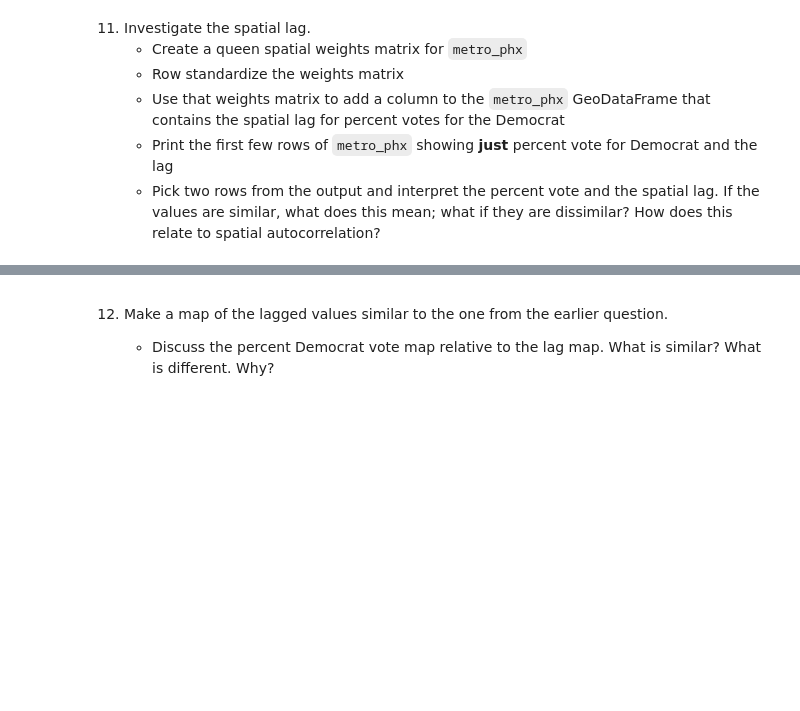
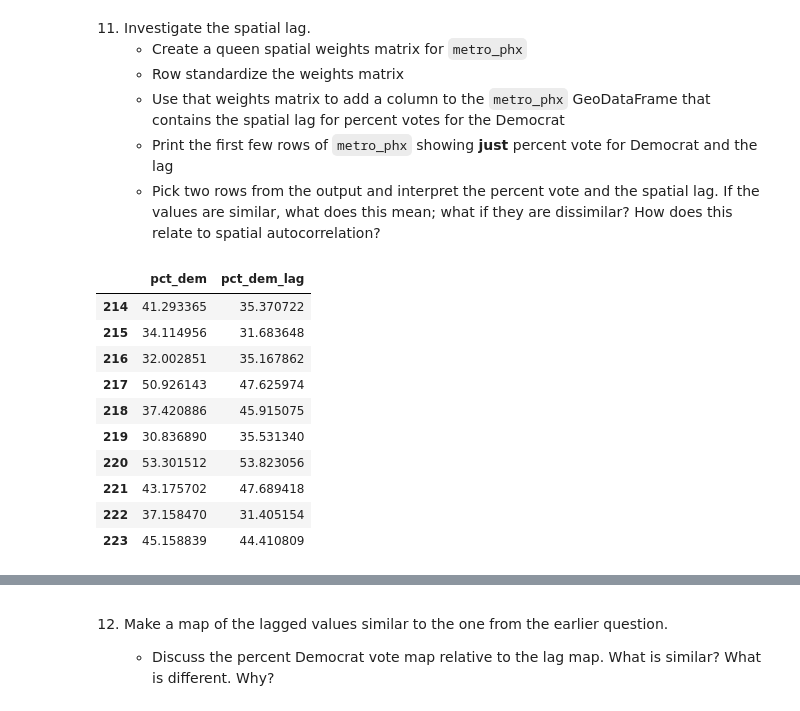
Before and after one commit to arrivingskills/da, a Jupyter notebook: exercises/exercise07.ipynb, the cells around one changed output, grey strips where cells are left out. Saved outputs shown, nothing was run; the diff lists cells and outputs as text; code cells hidden in the pictures; blank space fills up the shorter version.

```diff
--- a/exercises/exercise07.ipynb
+++ b/exercises/exercise07.ipynb
@@ -121,3 +202,30 @@ ax.set_axis_off();
     - Use that weights matrix to add a column to the `metro_phx` GeoDataFrame that contains the spatial lag for percent votes for the Democrat
     - Print the first few rows of `metro_phx` showing __just__ percent vote for Democrat and the lag
     - Pick two rows from the output and interpret the percent vote and the spatial lag. If the values are similar, what does this mean; what if they are dissimilar? How does this relate to spatial autocorrelation?
+# %%
+from libpysal.weights import Queen
+from libpysal.weights import lag_spatial
+
+# Create queen spatial weights matrix
+w = Queen.from_dataframe(metro_phx)
+
+# Row standardize
+w.transform = 'R'
+
+# Compute spatial lag
+metro_phx['pct_dem_lag'] = lag_spatial(w, metro_phx['pct_dem'])
+
+# Show just percent dem and lag
+metro_phx[['pct_dem', 'pct_dem_lag']].head(10)
+# %% [output]
+|  | pct_dem | pct_dem_lag |
+| 214 | 41.293365 | 35.370722 |
+| 215 | 34.114956 | 31.683648 |
+| 216 | 32.002851 | 35.167862 |
+| 217 | 50.926143 | 47.625974 |
+| 218 | 37.420886 | 45.915075 |
+| 219 | 30.836890 | 35.531340 |
+| 220 | 53.301512 | 53.823056 |
+| 221 | 43.175702 | 47.689418 |
+| 222 | 37.158470 | 31.405154 |
+| 223 | 45.158839 | 44.410809 |
```
Also changed, not shown: parts of 32 cells of this notebook, 7 other files.
